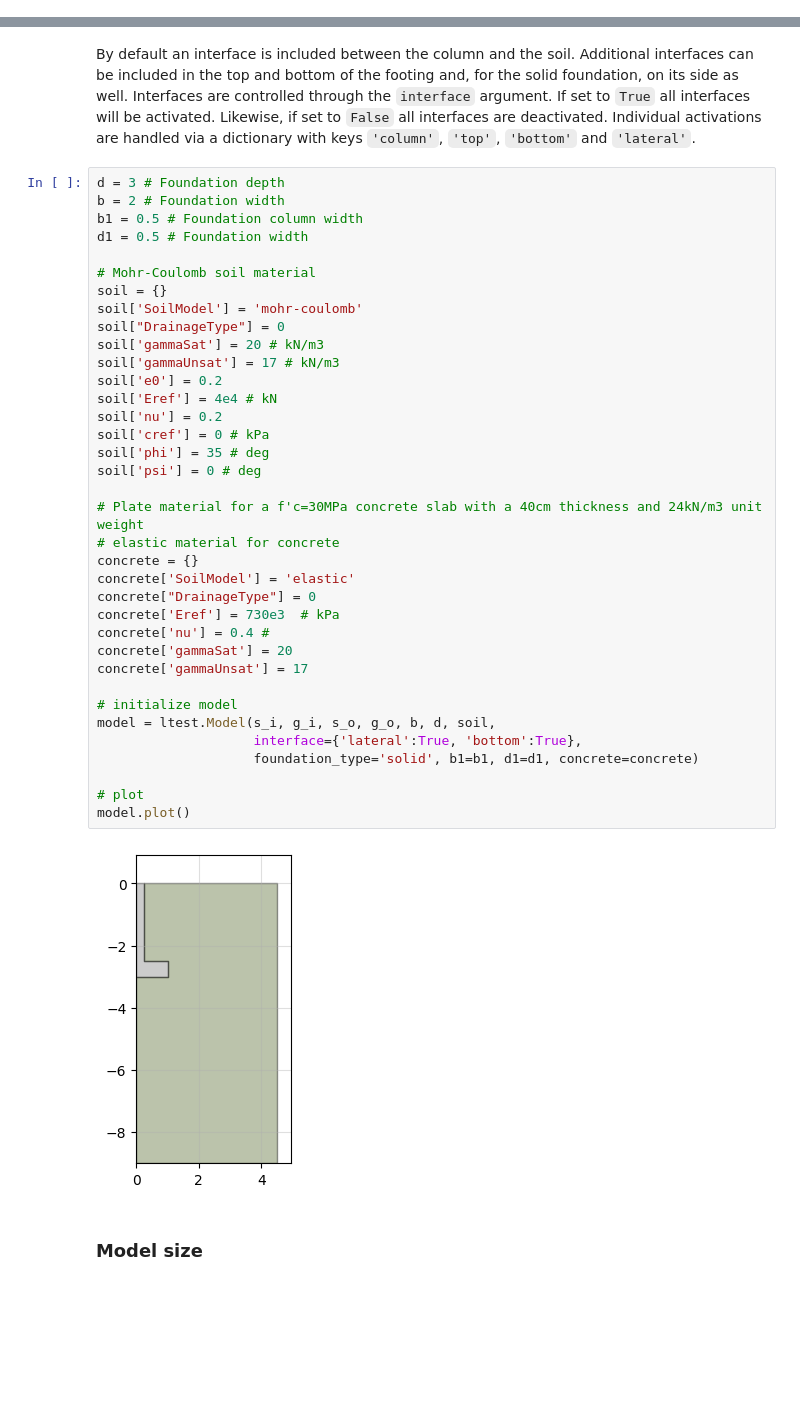
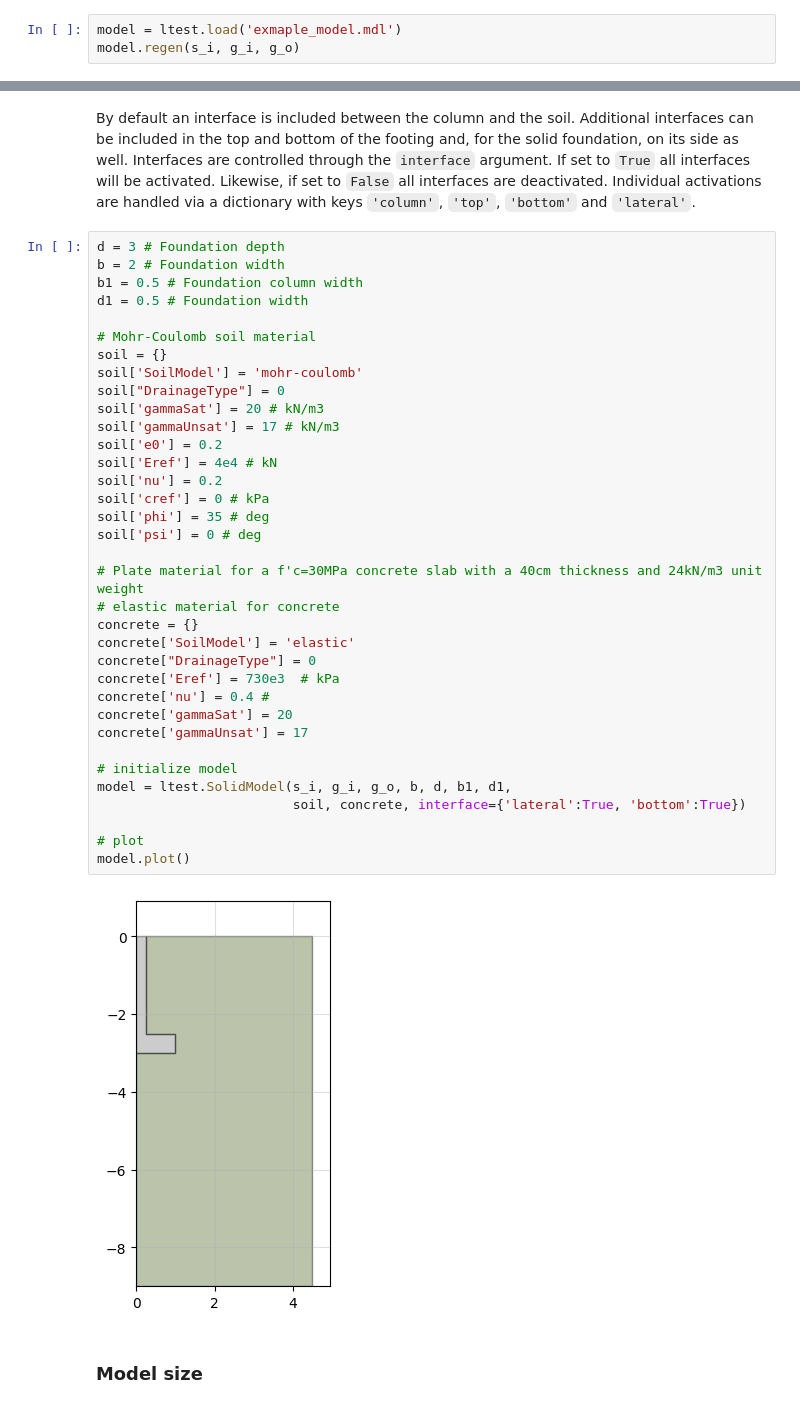
Before and after one commit to p-barb/padtest, a Jupyter notebook: README.ipynb, the cells around one changed output, grey strips where cells are left out. Saved outputs shown, nothing was run; the diff lists cells and outputs as text; blank space fills up the shorter version.

```diff
--- a/README.ipynb
+++ b/README.ipynb
@@ -146,0 +159,3 @@ Test results are stored in the results dataframe and can be plotted using the `p
+# %%
+model = ltest.load('exmaple_model.mdl')
+model.regen(s_i, g_i, g_o)
@@ -468,37 +492,36 @@ b1 = 0.5 # Foundation column width
 d1 = 0.5 # Foundation width
 
 # Mohr-Coulomb soil material
 soil = {}
 soil['SoilModel'] = 'mohr-coulomb'
 soil["DrainageType"] = 0
 soil['gammaSat'] = 20 # kN/m3
 soil['gammaUnsat'] = 17 # kN/m3
 soil['e0'] = 0.2
 soil['Eref'] = 4e4 # kN
 soil['nu'] = 0.2
 soil['cref'] = 0 # kPa
 soil['phi'] = 35 # deg
 soil['psi'] = 0 # deg
 
 # Plate material for a f'c=30MPa concrete slab with a 40cm thickness and 24kN/m3 unit weight
 # elastic material for concrete
 concrete = {}
 concrete['SoilModel'] = 'elastic'
 concrete["DrainageType"] = 0
 concrete['Eref'] = 730e3  # kPa
 concrete['nu'] = 0.4 #
 concrete['gammaSat'] = 20
 concrete['gammaUnsat'] = 17
 
 # initialize model
-model = ltest.Model(s_i, g_i, s_o, g_o, b, d, soil,
-                    interface={'lateral':True, 'bottom':True},
-                    foundation_type='solid', b1=b1, d1=d1, concrete=concrete)
+model = ltest.SolidModel(s_i, g_i, g_o, b, d, b1, d1,
+                         soil, concrete, interface={'lateral':True, 'bottom':True})
 
 # plot
 model.plot()
 # %% [output]
-[figure, old version]
+[figure, new version]
 # %% [markdown]
 ### Model size
 # %% [markdown]
```
Also changed, not shown: parts of 39 cells of this notebook, 39 other files.
